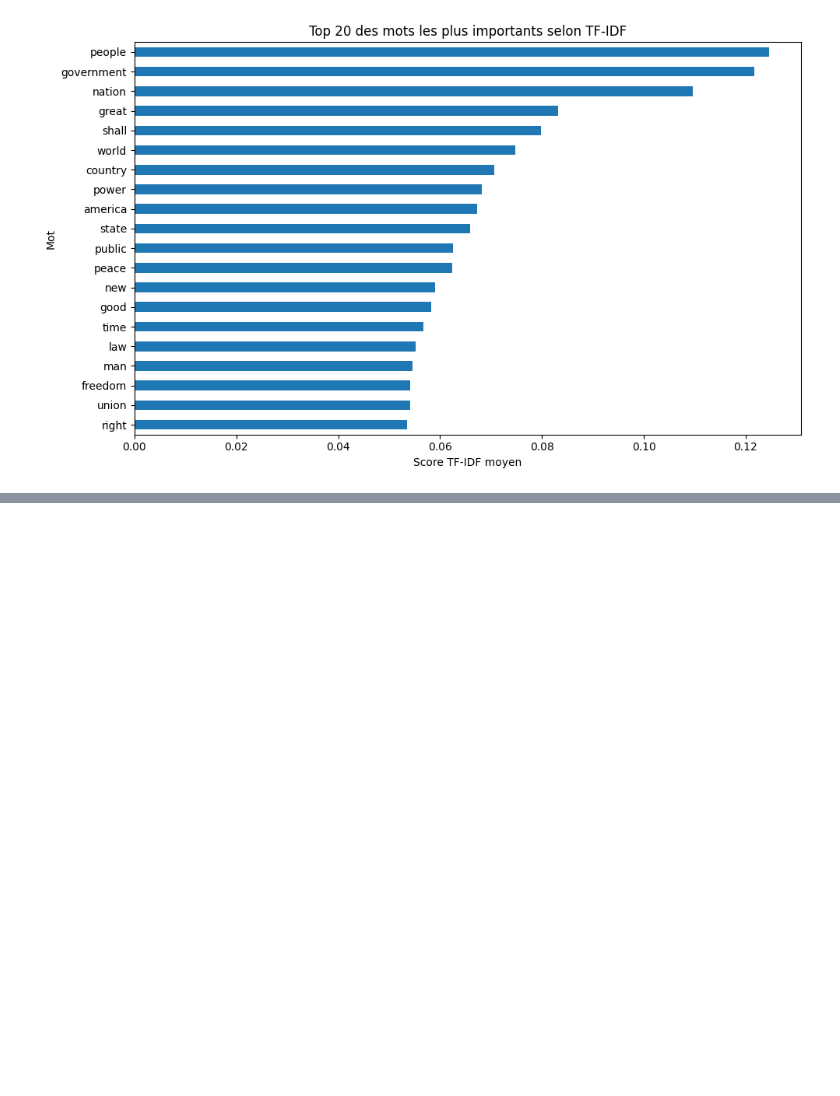
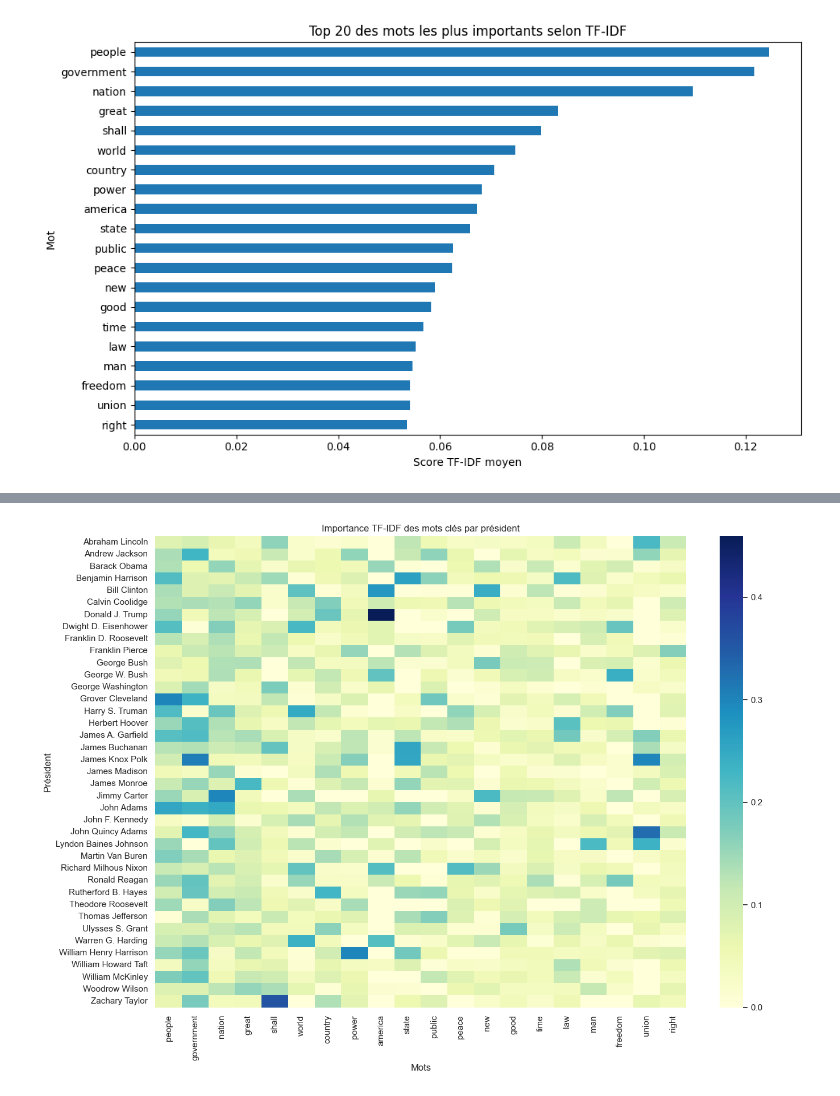
Before and after one commit to yasminebenhajsalah2211-max/presidential-speeches-nlp-analysis, a Jupyter notebook: notebooks/analysis.ipynb, the cells around one changed output, grey strips where cells are left out. Cells and saved outputs as stored; diff of their text form; code cells hidden in the pictures; blank space fills up the shorter version.

```diff
--- a/notebooks/analysis.ipynb
+++ b/notebooks/analysis.ipynb
@@ -344,0 +401,20 @@ plt.show()
+# %%
+top_tfidf_words = mean_tfidf.index.tolist()
+
+tfidf_selected = tfidf_df[top_tfidf_words]
+tfidf_selected["Name"] = df["Name"].values
+
+tfidf_by_president = tfidf_selected.groupby("Name").mean()
+
+plt.figure(figsize=(14,10))
+
+sns.heatmap(tfidf_by_president, cmap="YlGnBu")
+
+plt.title("Importance TF-IDF des mots clés par président")
+plt.xlabel("Mots")
+plt.ylabel("Président")
+plt.tight_layout()
+plt.savefig("../visuals/tfidf_heatmap_president.png", dpi=300)
+plt.show()
+# %% [output]
+[figure, added]
```
Also changed, not shown: parts of 6 cells of this notebook, 3 other files.
